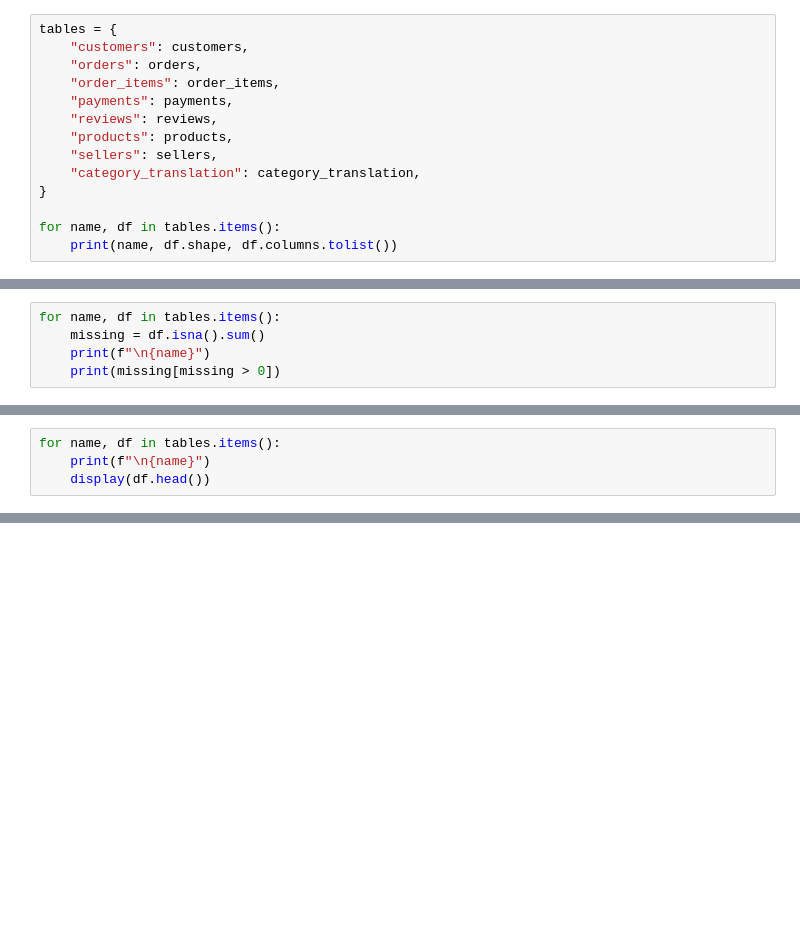
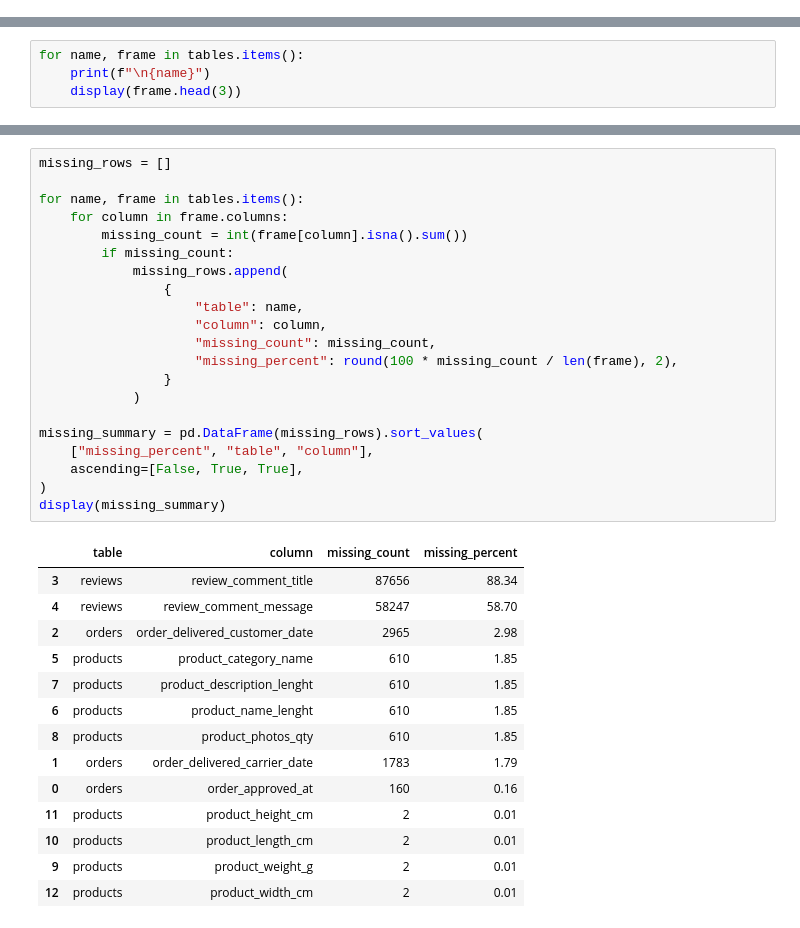
Before and after one commit to nthuang/ecommerce-customer-analytics, a Jupyter notebook: notebooks/data_exploration.ipynb, the cells around one changed output, grey strips where cells are left out. Cells and saved outputs as stored; diff of their text form; blank space fills up the shorter version.

```diff
--- a/notebooks/data_exploration.ipynb
+++ b/notebooks/data_exploration.ipynb
@@ -12,14 +58,0 @@ category_translation = pd.read_csv("../data/raw/product_category_name_translatio
-# %%
-tables = {
-    "customers": customers,
-    "orders": orders,
-    "order_items": order_items,
-    "payments": payments,
-    "reviews": reviews,
-    "products": products,
-    "sellers": sellers,
-    "category_translation": category_translation,
-}
-
-for name, df in tables.items():
-    print(name, df.shape, df.columns.tolist())
@@ -35,7 +83,6 @@ category_translation (71, 2) ['product_category_name', 'product_category_name_en
 # %%
-for name, df in tables.items():
-    missing = df.isna().sum()
+for name, frame in tables.items():
     print(f"\n{name}")
-    print(missing[missing > 0])
+    display(frame.head(3))
 # %% [output]
 customers
@@ -58,4 +118,0 @@ Series([], dtype: int64)
-# %%
-for name, df in tables.items():
-    print(f"\n{name}")
-    display(df.head())
@@ -175,0 +123,36 @@ Unique order_id + payment_sequential: 103886
+# %%
+missing_rows = []
+
+for name, frame in tables.items():
+    for column in frame.columns:
+        missing_count = int(frame[column].isna().sum())
+        if missing_count:
+            missing_rows.append(
+                {
+                    "table": name,
+                    "column": column,
+                    "missing_count": missing_count,
+                    "missing_percent": round(100 * missing_count / len(frame), 2),
+                }
+            )
+
+missing_summary = pd.DataFrame(missing_rows).sort_values(
+    ["missing_percent", "table", "column"],
+    ascending=[False, True, True],
+)
+display(missing_summary)
+# %% [output]
+|  | table | column | missing_count | missing_percent |
+| 3 | reviews | review_comment_title | 87656 | 88.34 |
+| 4 | reviews | review_comment_message | 58247 | 58.70 |
+| 2 | orders | order_delivered_customer_date | 2965 | 2.98 |
+| 5 | products | product_category_name | 610 | 1.85 |
+| 7 | products | product_description_lenght | 610 | 1.85 |
+| 6 | products | product_name_lenght | 610 | 1.85 |
+| 8 | products | product_photos_qty | 610 | 1.85 |
+| 1 | orders | order_delivered_carrier_date | 1783 | 1.79 |
+| 0 | orders | order_approved_at | 160 | 0.16 |
+| 11 | products | product_height_cm | 2 | 0.01 |
+| 10 | products | product_length_cm | 2 | 0.01 |
+| 9 | products | product_weight_g | 2 | 0.01 |
+| 12 | products | product_width_cm | 2 | 0.01 |
```
Also changed, not shown: parts of 24 cells of this notebook, 4 other files.
